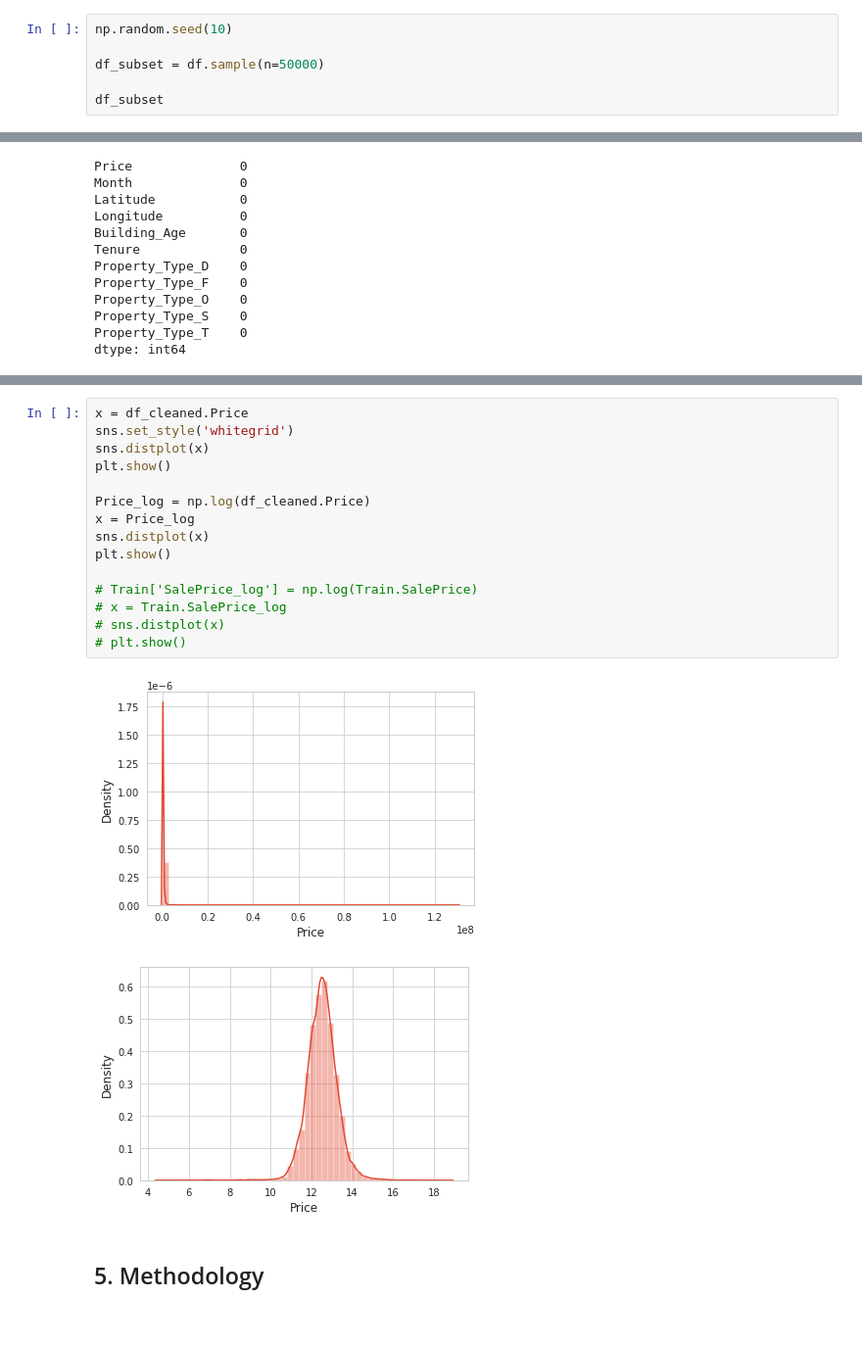
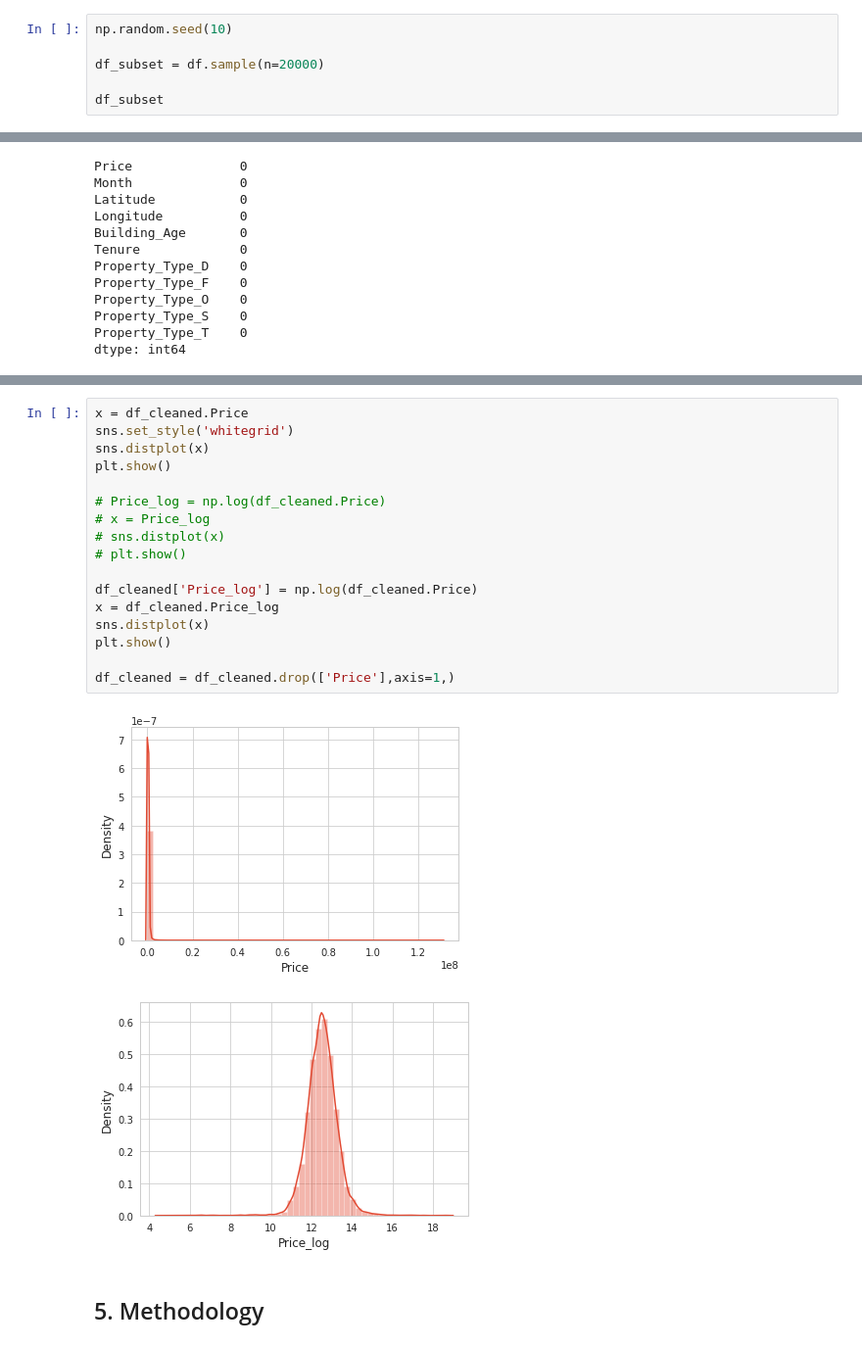
Before and after one commit to joeylizh/DSSS_Assessment, a Jupyter notebook: Assessment_Code.ipynb, the cells around one changed output, grey strips where cells are left out. Shown: that part at 98% size. Saved outputs shown, nothing was run; the diff lists cells and outputs as text.

```diff
--- a/Assessment_Code.ipynb
+++ b/Assessment_Code.ipynb
@@ -146,7 +162,7 @@ df = df.dropna()
 # %%
 np.random.seed(10)
 
-df_subset = df.sample(n=50000)
+df_subset = df.sample(n=20000)
 
 df_subset
 # %% [output]
@@ -403,21 +419,23 @@ df_histogram = df_cleaned.hist(figsize = (15,10))
 # %%
 x = df_cleaned.Price
 sns.set_style('whitegrid')
 sns.distplot(x)
 plt.show()
 
-Price_log = np.log(df_cleaned.Price)
-x = Price_log
+# Price_log = np.log(df_cleaned.Price)
+# x = Price_log
+# sns.distplot(x)
+# plt.show()
+
+df_cleaned['Price_log'] = np.log(df_cleaned.Price)
+x = df_cleaned.Price_log
 sns.distplot(x)
 plt.show()
 
-# Train['SalePrice_log'] = np.log(Train.SalePrice)
-# x = Train.SalePrice_log
-# sns.distplot(x)
-# plt.show()
+df_cleaned = df_cleaned.drop(['Price'],axis=1,)
 # %% [output]
-[figure, old version]
+[figure, new version]
-[figure, old version]
+[figure, new version]
 # %% [markdown]
 ## 5. Methodology
 # %% [markdown]
```
Also changed, not shown: parts of 58 cells of this notebook, 2 other files.
